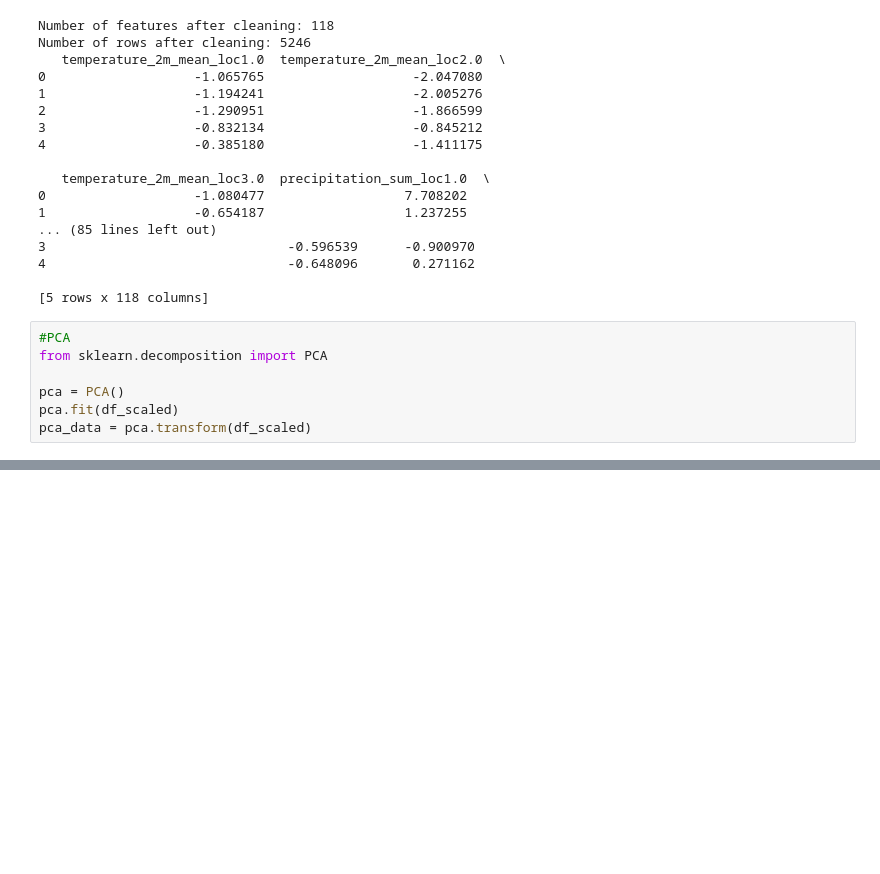
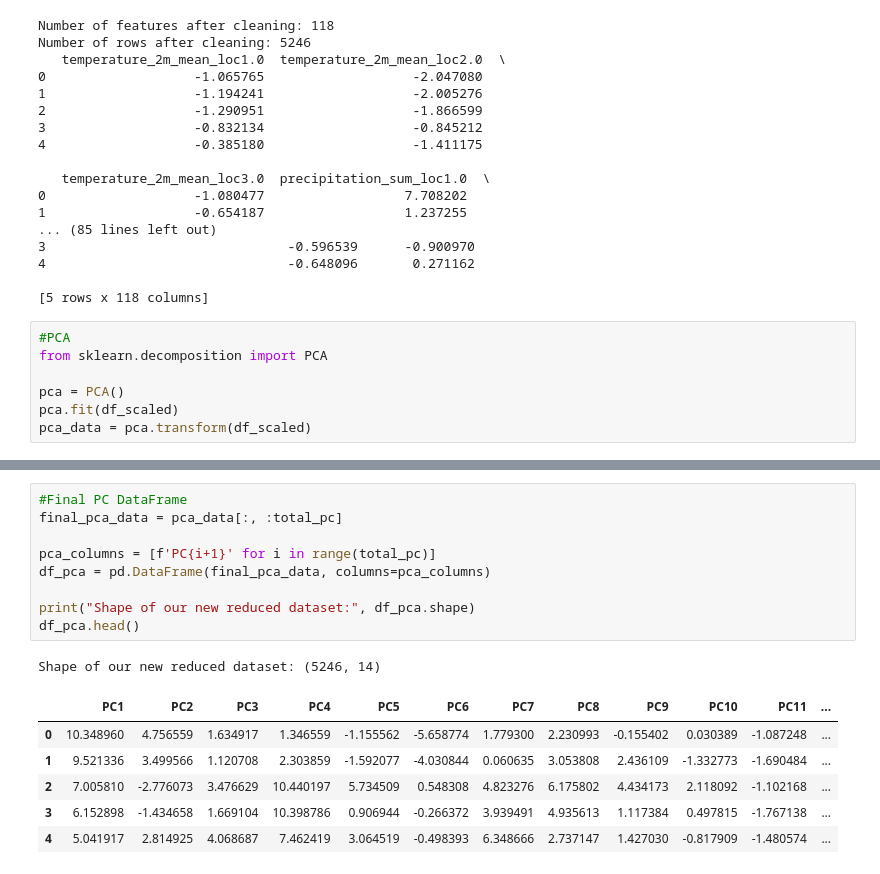
Before and after one commit to wiktorgrocholewski/Spring2026-TIC, a Jupyter notebook: 4_feature_selection/PCA_Artem.ipynb, the cells around one changed output, grey strips where cells are left out. Drawn from its saved outputs; the diff is of its cells as text; blank space fills up the shorter version.

```diff
--- a/4_feature_selection/PCA_Artem.ipynb
+++ b/4_feature_selection/PCA_Artem.ipynb
@@ -98,0 +136,17 @@ plt.show()
+# %%
+#Final PC DataFrame
+final_pca_data = pca_data[:, :total_pc]
+
+pca_columns = [f'PC{i+1}' for i in range(total_pc)]
+df_pca = pd.DataFrame(final_pca_data, columns=pca_columns)
+
+print("Shape of our new reduced dataset:", df_pca.shape)
+df_pca.head()
+# %% [output]
+Shape of our new reduced dataset: (5246, 14)
+|  | PC1 | PC2 | PC3 | PC4 | PC5 | PC6 | PC7 | PC8 | PC9 | PC10 | PC11 | ... |
+| 0 | 10.348960 | 4.756559 | 1.634917 | 1.346559 | -1.155562 | -5.658774 | 1.779300 | 2.230993 | -0.155402 | 0.030389 | -1.087248 | ... |
+| 1 | 9.521336 | 3.499566 | 1.120708 | 2.303859 | -1.592077 | -4.030844 | 0.060635 | 3.053808 | 2.436109 | -1.332773 | -1.690484 | ... |
+| 2 | 7.005810 | -2.776073 | 3.476629 | 10.440197 | 5.734509 | 0.548308 | 4.823276 | 6.175802 | 4.434173 | 2.118092 | -1.102168 | ... |
+| 3 | 6.152898 | -1.434658 | 1.669104 | 10.398786 | 0.906944 | -0.266372 | 3.939491 | 4.935613 | 1.117384 | 0.497815 | -1.767138 | ... |
+| 4 | 5.041917 | 2.814925 | 4.068687 | 7.462419 | 3.064519 | -0.498393 | 6.348666 | 2.737147 | 1.427030 | -0.817909 | -1.480574 | ... |
```
Also changed, not shown: parts of 2 cells of this notebook.
